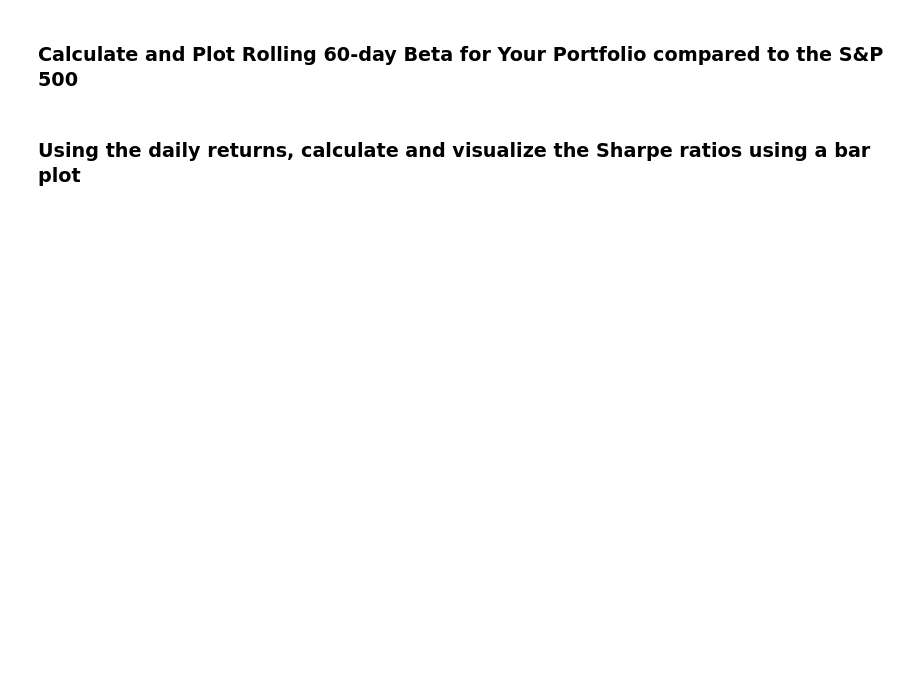
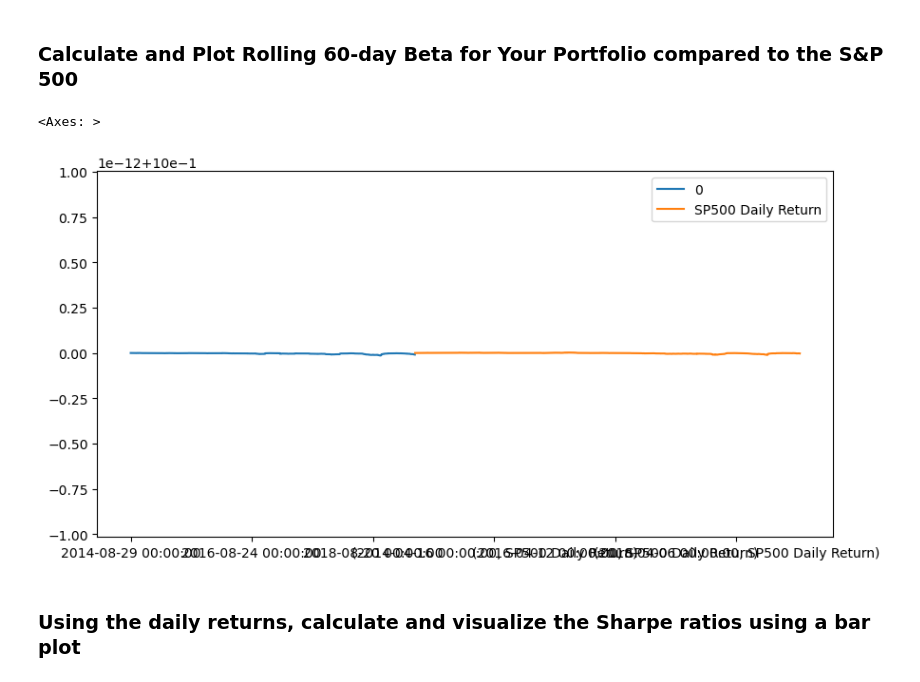
Before and after one commit to gerxxoo/Module_4_challenge, a Jupyter notebook: Starter_Code/whale_analysis.ipynb, the cells around one changed output. Drawn from its saved outputs; the diff is of its cells as text; code cells hidden in the pictures; blank space fills up the shorter version.

```diff
--- a/Starter_Code/whale_analysis.ipynb
+++ b/Starter_Code/whale_analysis.ipynb
@@ -401,2 +450,4 @@ In this section, you will build your own portfolio of stocks, calculate the retu
 # %%
 # Combine all stocks in a single DataFrame
+my_port = pd.concat([cost, jpm, nvda], axis = 'columns', join = 'inner')
+my_port.head()
@@ -448,2 +604,25 @@ weights = [1/3, 1/3, 1/3]
+# %%
+## Calculate and plot Beta
+# Calculate covariance of my portfolio
+my_cov = my_weighted_rtns.rolling(window = 60).cov()
+my_cov
+
+# Calculate variance my portfolio
+my_var = my_weighted_rtns.rolling(window = 60).var()
+my_var
+
+# Computing beta my portfolio
+my_beta = my_cov / my_var
+my_beta.dropna(inplace = True)
+my_beta
+
+sp500_beta
+
+## Plot beta trend
+my_sp_betas = pd.concat([my_beta, sp500_beta], axis = 1)
+my_sp_betas.plot(figsize = (10, 5))
+# %% [output]
+<Axes: >
+[figure, added]
 # %% [markdown]
 ### Using the daily returns, calculate and visualize the Sharpe ratios using a bar plot
```
Also changed, not shown: parts of 28 cells of this notebook, 6 other files.
